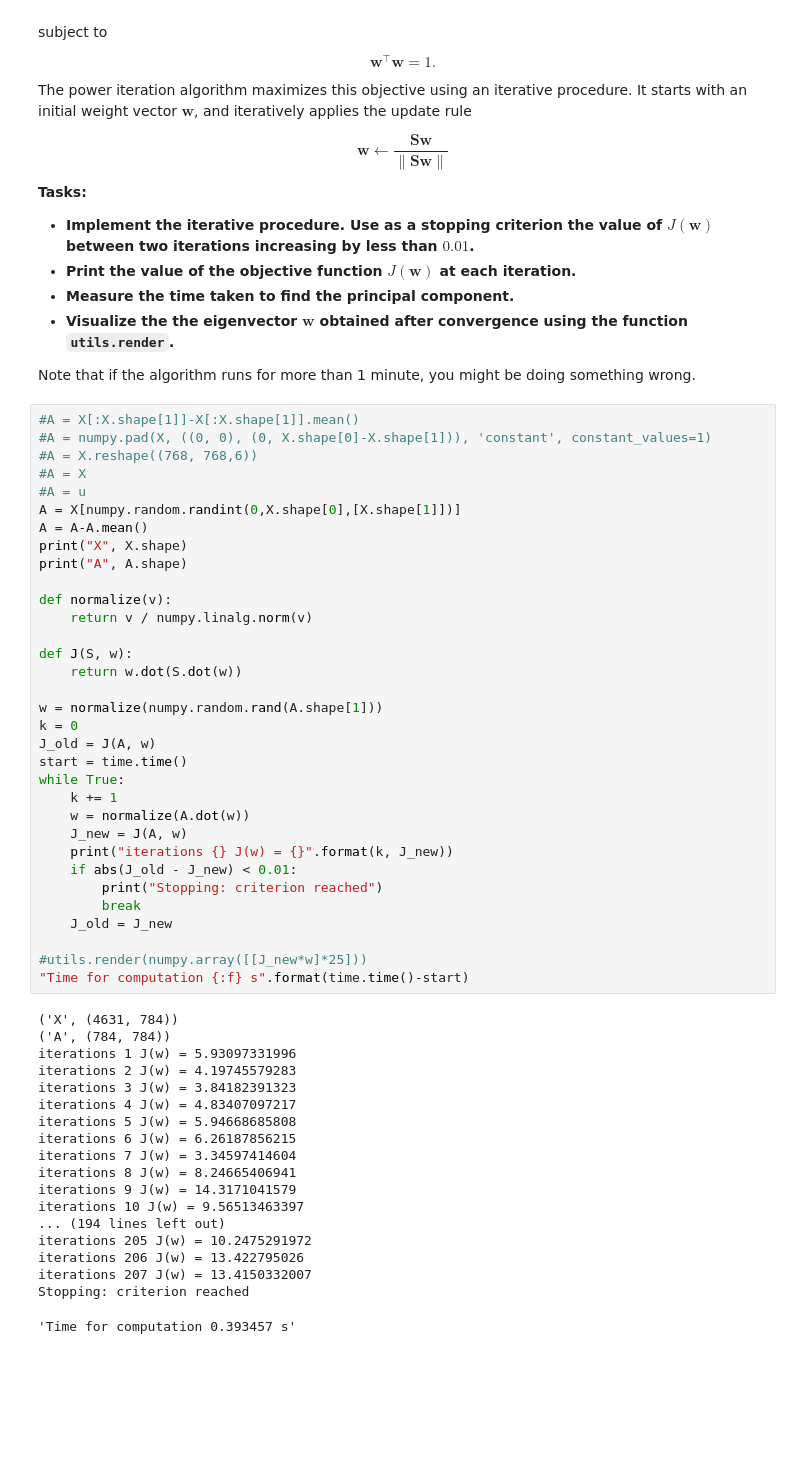
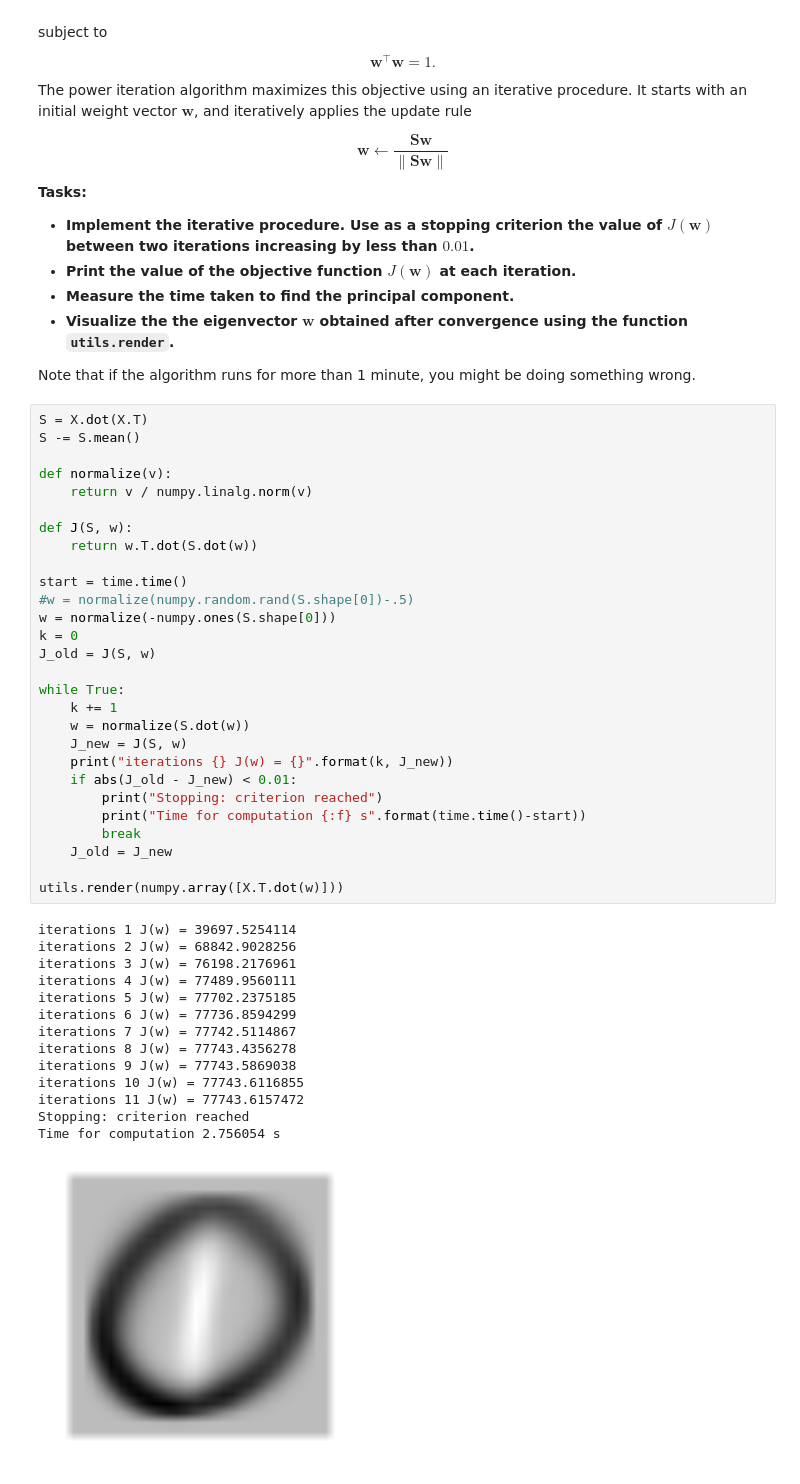
Before and after one commit to bakri92/ML1, a Jupyter notebook: exercise03/sheet03_prog_johan.ipynb, the cells around one changed output. Drawn from its saved outputs; the diff is of its cells as text; blank space fills up the shorter version.

```diff
--- a/exercise03/sheet03_prog_johan.ipynb
+++ b/exercise03/sheet03_prog_johan.ipynb
@@ -124,54 +124,45 @@ $$
 
 Note that if the algorithm runs for more than 1 minute, you might be doing something wrong.
 # %%
-#A = X[:X.shape[1]]-X[:X.shape[1]].mean()
-#A = numpy.pad(X, ((0, 0), (0, X.shape[0]-X.shape[1])), 'constant', constant_values=1)
-#A = X.reshape((768, 768,6))
-#A = X
-#A = u
-A = X[numpy.random.randint(0,X.shape[0],[X.shape[1]])]
-A = A-A.mean()
-print("X", X.shape)
-print("A", A.shape)
+S = X.dot(X.T)
+S -= S.mean()
 
 def normalize(v):
     return v / numpy.linalg.norm(v)
 
 def J(S, w):
-    return w.dot(S.dot(w))
+    return w.T.dot(S.dot(w))
 
-w = normalize(numpy.random.rand(A.shape[1]))
+start = time.time()
+#w = normalize(numpy.random.rand(S.shape[0])-.5)
+w = normalize(-numpy.ones(S.shape[0]))
 k = 0
-J_old = J(A, w)
-start = time.time()
+J_old = J(S, w)
+
 while True:
     k += 1
-    w = normalize(A.dot(w))
-    J_new = J(A, w)
+    w = normalize(S.dot(w))
+    J_new = J(S, w)
     print("iterations {} J(w) = {}".format(k, J_new))
     if abs(J_old - J_new) < 0.01:
         print("Stopping: criterion reached")
+        print("Time for computation {:f} s".format(time.time()-start))
         break
     J_old = J_new
 
-#utils.render(numpy.array([[J_new*w]*25]))
-"Time for computation {:f} s".format(time.time()-start)
+utils.render(numpy.array([X.T.dot(w)]))
 # %% [output]
-('X', (4631, 784))
-('A', (784, 784))
-iterations 1 J(w) = 5.93097331996
-iterations 2 J(w) = 4.19745579283
-iterations 3 J(w) = 3.84182391323
-iterations 4 J(w) = 4.83407097217
-iterations 5 J(w) = 5.94668685808
-iterations 6 J(w) = 6.26187856215
-iterations 7 J(w) = 3.34597414604
-iterations 8 J(w) = 8.24665406941
-iterations 9 J(w) = 14.3171041579
-iterations 10 J(w) = 9.56513463397
-... (194 lines left out)
-iterations 205 J(w) = 10.2475291972
-iterations 206 J(w) = 13.422795026
-iterations 207 J(w) = 13.4150332007
+iterations 1 J(w) = 39697.5254114
+iterations 2 J(w) = 68842.9028256
+iterations 3 J(w) = 76198.2176961
+iterations 4 J(w) = 77489.9560111
+iterations 5 J(w) = 77702.2375185
+iterations 6 J(w) = 77736.8594299
+iterations 7 J(w) = 77742.5114867
+iterations 8 J(w) = 77743.4356278
+iterations 9 J(w) = 77743.5869038
+iterations 10 J(w) = 77743.6116855
+iterations 11 J(w) = 77743.6157472
 Stopping: criterion reached
+Time for computation 2.756054 s
-'Time for computation 0.393457 s'
+[figure, added]
```
Also changed, not shown: parts of 3 cells of this notebook.
